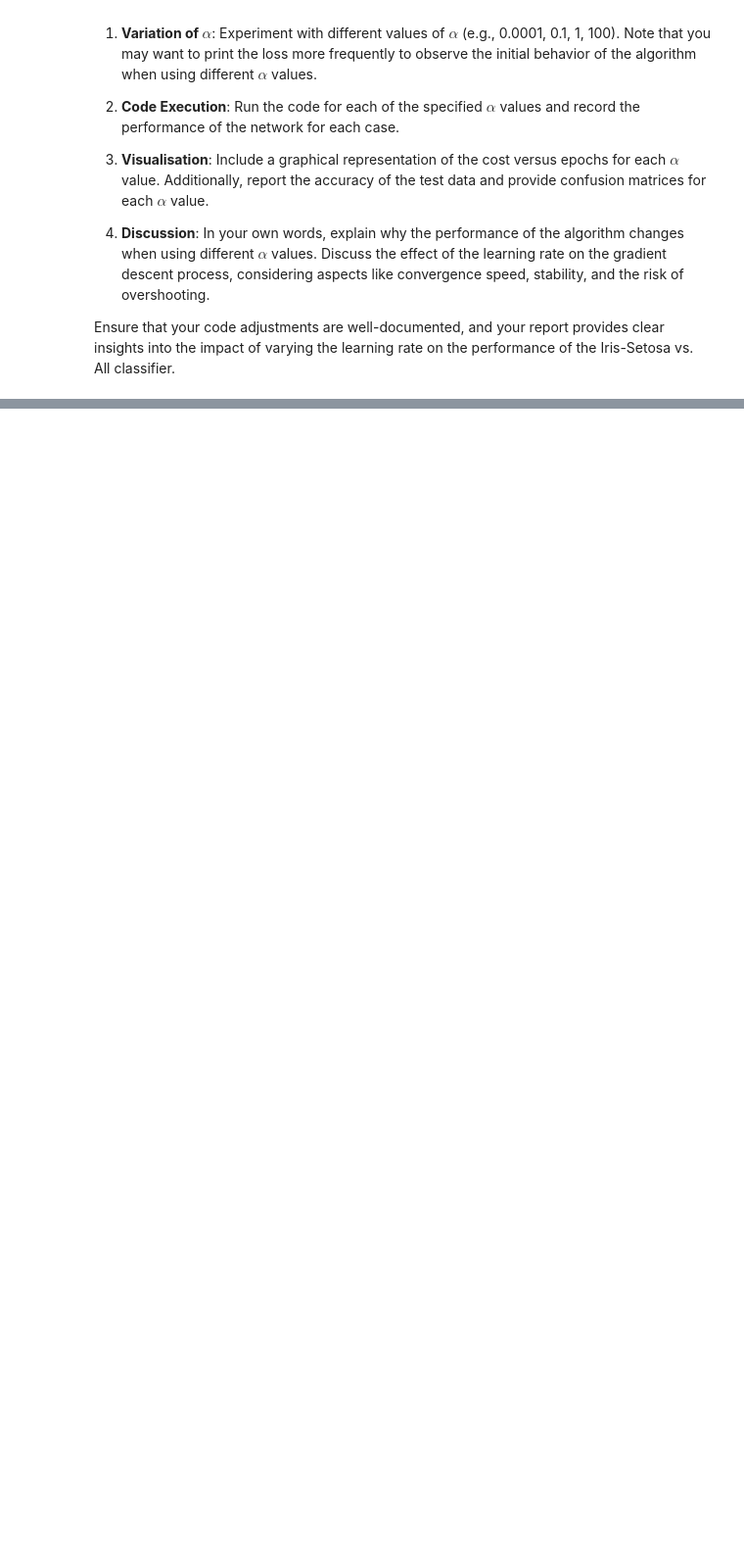
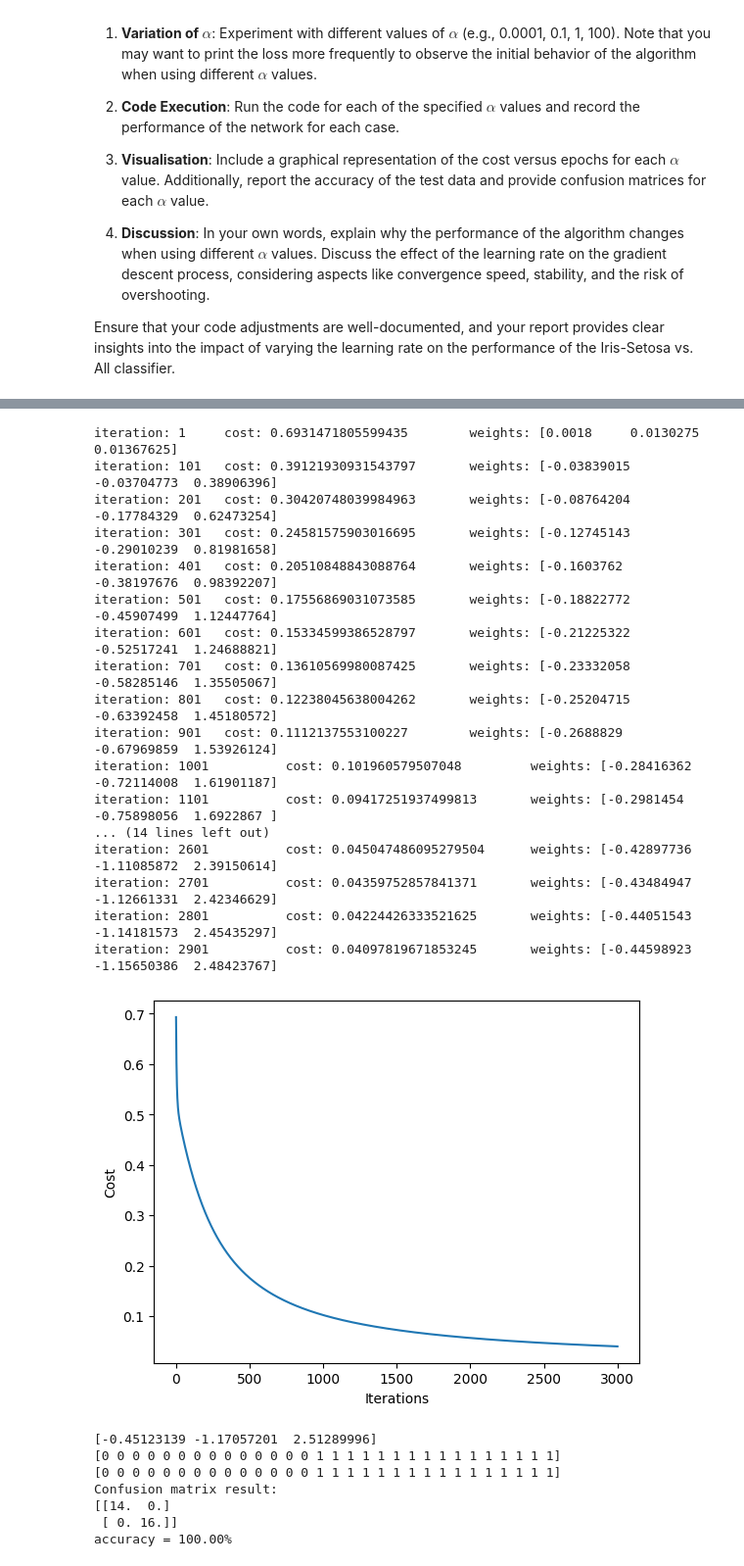
Before and after one commit to putyfruity/imperial_eee_machine_learning_course, a Jupyter notebook: 04_ML_Logistic.ipynb, the cells around one changed output, grey strips where cells are left out. Shown at 98% size. Drawn from its saved outputs; the diff is of its cells as text; code cells hidden in the pictures; blank space fills up the shorter version.

```diff
--- a/04_ML_Logistic.ipynb
+++ b/04_ML_Logistic.ipynb
@@ -542,0 +716,48 @@ Ensure that your code adjustments are well-documented, and your report provides
+# %%
+alpha = 0.009
+num_iter = 3000
+model_weights = fit(alpha, num_iter, X_training,y_training)
+
+print(model_weights)
+
+predictions = predict(X_test, model_weights)
+pred = predictions.astype('int')
+true = y_test.astype('int')
+
+print(pred)
+print(true)
+
+conf_matrix = compute_confusion_matrix(true, pred)
+print('Confusion matrix result: ')
+print(conf_matrix)
+
+diagonal_sum = conf_matrix.trace()
+sum_of_all_elements = conf_matrix.sum()
+accuracy = diagonal_sum / sum_of_all_elements
+print('accuracy = {:0.2f}%'.format(accuracy*100))
+# %% [output]
+iteration: 1     cost: 0.6931471805599435        weights: [0.0018     0.0130275  0.01367625]
+iteration: 101   cost: 0.39121930931543797       weights: [-0.03839015 -0.03704773  0.38906396]
+iteration: 201   cost: 0.30420748039984963       weights: [-0.08764204 -0.17784329  0.62473254]
+iteration: 301   cost: 0.24581575903016695       weights: [-0.12745143 -0.29010239  0.81981658]
+iteration: 401   cost: 0.20510848843088764       weights: [-0.1603762  -0.38197676  0.98392207]
+iteration: 501   cost: 0.17556869031073585       weights: [-0.18822772 -0.45907499  1.12447764]
+iteration: 601   cost: 0.15334599386528797       weights: [-0.21225322 -0.52517241  1.24688821]
+iteration: 701   cost: 0.13610569980087425       weights: [-0.23332058 -0.58285146  1.35505067]
+iteration: 801   cost: 0.12238045638004262       weights: [-0.25204715 -0.63392458  1.45180572]
+iteration: 901   cost: 0.1112137553100227        weights: [-0.2688829  -0.67969859  1.53926124]
+iteration: 1001          cost: 0.101960579507048         weights: [-0.28416362 -0.72114008  1.61901187]
+iteration: 1101          cost: 0.09417251937499813       weights: [-0.2981454  -0.75898056  1.6922867 ]
+... (14 lines left out)
+iteration: 2601          cost: 0.045047486095279504      weights: [-0.42897736 -1.11085872  2.39150614]
+iteration: 2701          cost: 0.04359752857841371       weights: [-0.43484947 -1.12661331  2.42346629]
+iteration: 2801          cost: 0.04224426333521625       weights: [-0.44051543 -1.14181573  2.45435297]
+iteration: 2901          cost: 0.04097819671853245       weights: [-0.44598923 -1.15650386  2.48423767]
+[figure, added]
+[-0.45123139 -1.17057201  2.51289996]
+[0 0 0 0 0 0 0 0 0 0 0 0 0 0 1 1 1 1 1 1 1 1 1 1 1 1 1 1 1 1]
+[0 0 0 0 0 0 0 0 0 0 0 0 0 0 1 1 1 1 1 1 1 1 1 1 1 1 1 1 1 1]
+Confusion matrix result:
+[[14.  0.]
+ [ 0. 16.]]
+accuracy = 100.00%
```
Also changed, not shown: parts of 7 cells of this notebook.
